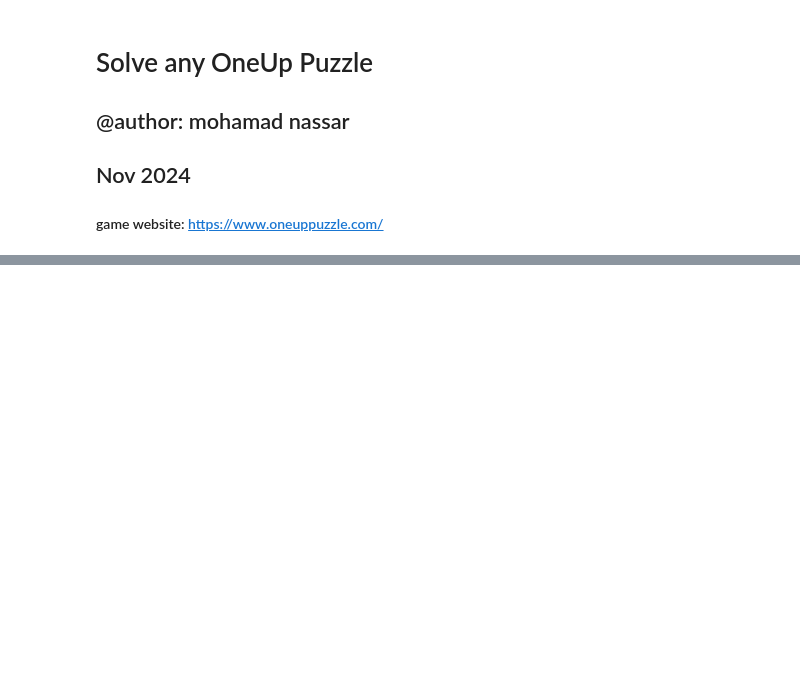
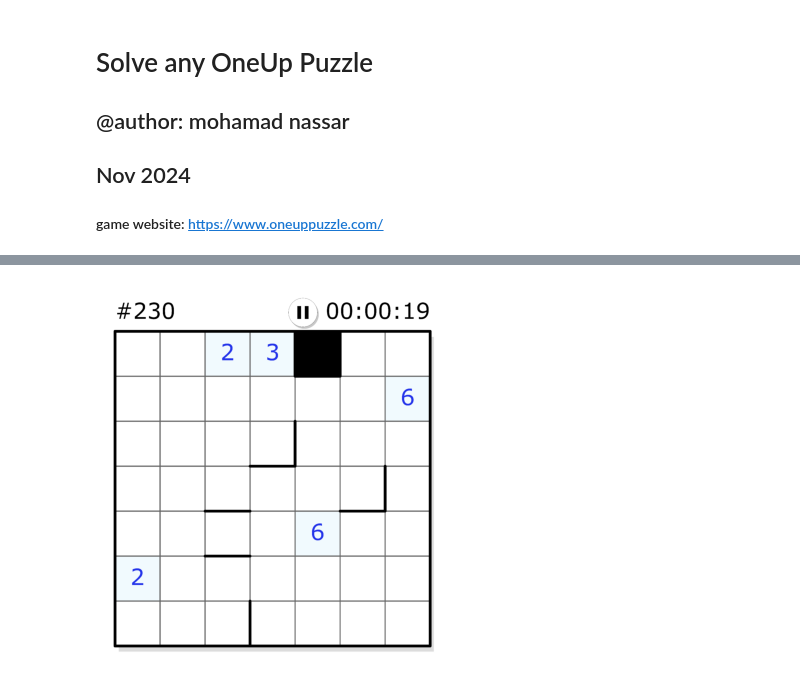
Before and after one commit to mnassar/oneuppuzzle, a Jupyter notebook: OneUpPuzzle.ipynb, the cells around one changed output, grey strips where cells are left out. Drawn from its saved outputs; the diff is of its cells as text; code cells hidden in the pictures; blank space fills up the shorter version.

```diff
--- a/OneUpPuzzle.ipynb
+++ b/OneUpPuzzle.ipynb
@@ -155,0 +25,10 @@ x x x x x 6
+# %%
+import cv2
+from matplotlib import pyplot as plt
+# img_color = cv2.imread('board216.png')
+img_color = cv2.imread('board230.png')
+plt.imshow(img_color)
+plt.axis("off")
+plt.show()
+# %% [output]
+[figure, added]
```
Also changed, not shown: parts of 13 cells of this notebook.
